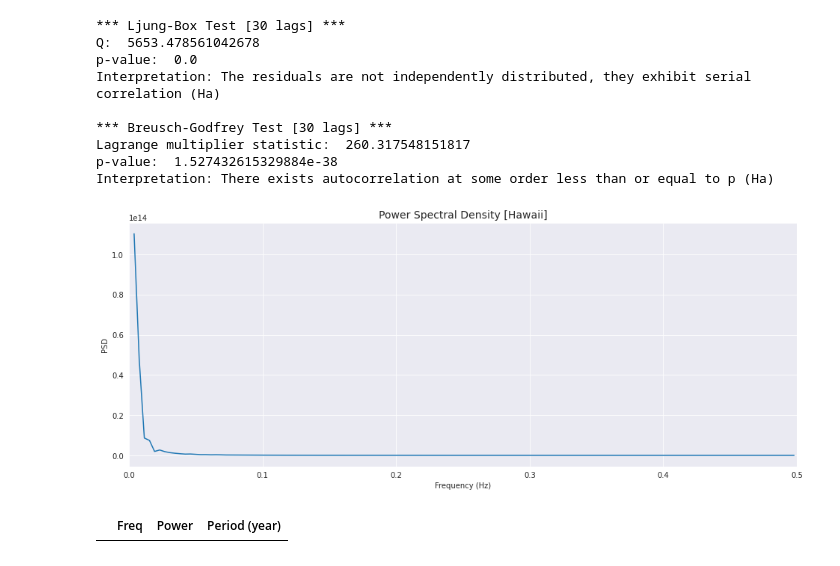
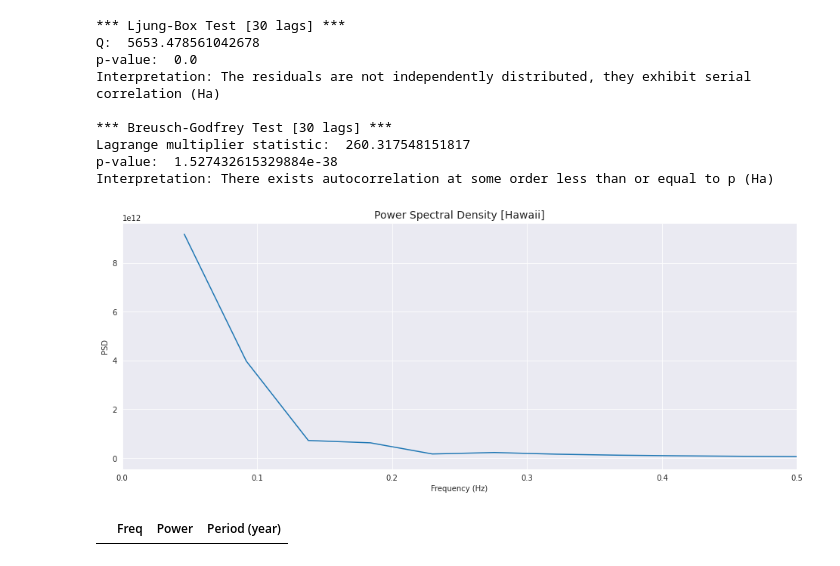
Before and after one commit to MaliheDahmardeh/state-house-price-analysis-SM, a Jupyter notebook: state-house-price-analysis.ipynb, the cells around one changed output. Saved outputs shown, nothing was run; the diff lists cells and outputs as text; code cells hidden in the pictures.

```diff
--- a/state-house-price-analysis.ipynb
+++ b/state-house-price-analysis.ipynb
@@ -758,30 +774,30 @@ Lagrange multiplier statistic:  260.317548151817
 p-value:  1.527432615329884e-38
 Interpretation: There exists autocorrelation at some order less than or equal to p (Ha)
 # %%
-Fs = 1
+Fs = 12
 f_per, Pxx_per = signal.periodogram(Hawaii_ts['Hawaii'],Fs,window=None,return_onesided=True,scaling='density')
 sns.set_style('darkgrid')
 plt.figure(figsize=(16,6))
 plt.title('Power Spectral Density [Hawaii]', fontsize=14)
 plt.plot(f_per[1:],Pxx_per[1:])
 plt.xlabel('Frequency (Hz)')
 plt.ylabel('PSD')
 
 f_per = f_per[1:]
 Pxx_per = Pxx_per[1:]
 peaks = signal.find_peaks(Pxx_per[ f_per >= 0], prominence=np.quantile(Pxx_per, 0.99))[0]
 peaks_freq = f_per[peaks]
 peaks_power = Pxx_per[peaks]
 plt.plot(peaks_freq, peaks_power, 'ro')
 plt.xlim(0,0.5)
 plt.show()
 
 data = {'Freq':peaks_freq, 'Power':peaks_power}
 df_PSD = pd.DataFrame(data)
 df_PSD['Period (year)'] = 1/df_PSD['Freq']
 display(df_PSD)
 # %% [output]
-[figure, old version]
+[figure, new version]
 |  | Freq | Power | Period (year) |
 # %%
 # Train and test
```
Also changed, not shown: parts of 7 cells of this notebook.
